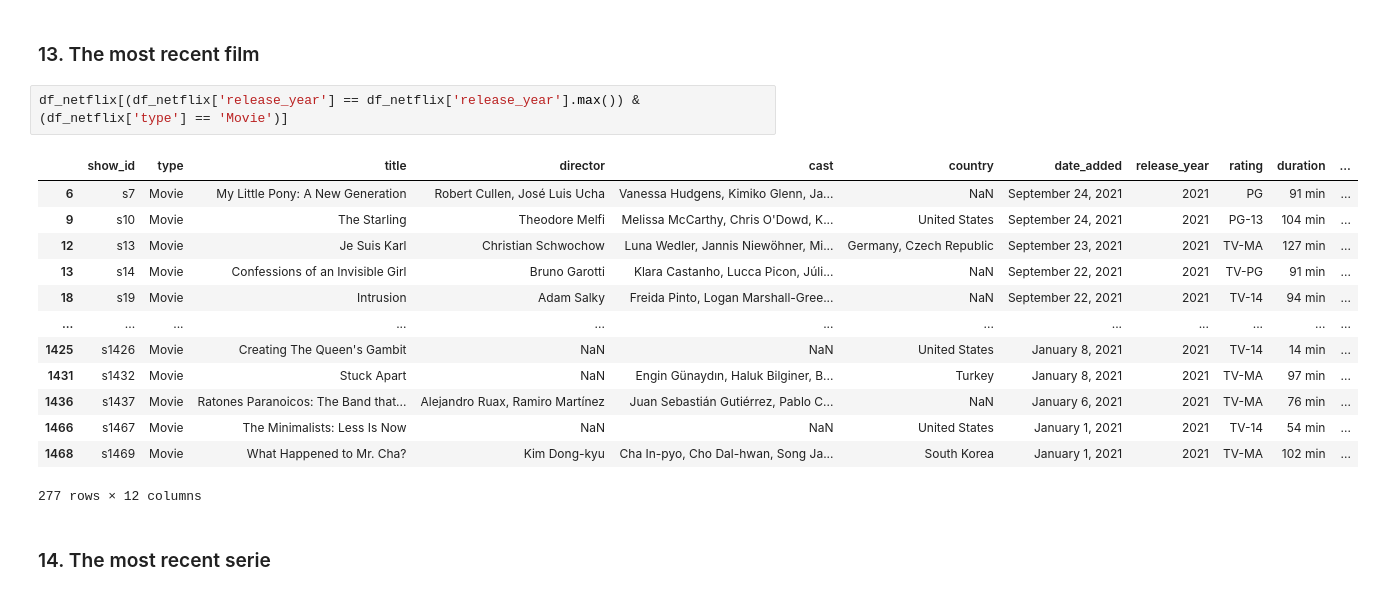
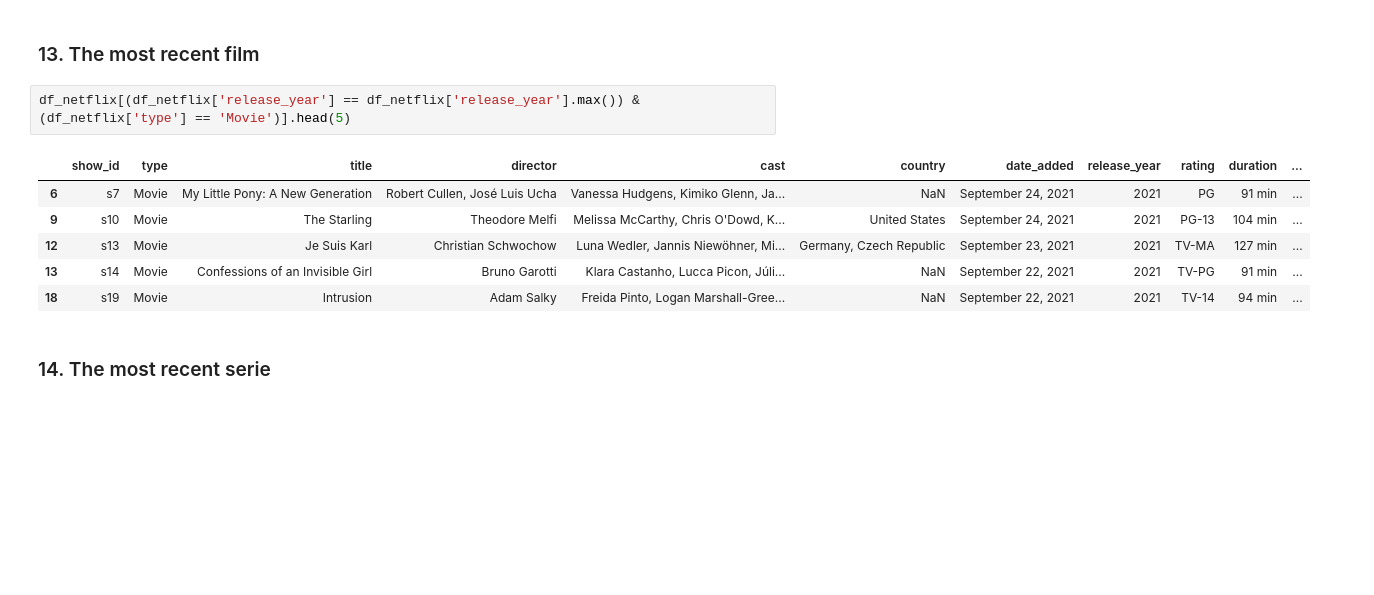
Before and after one commit to isabellek-source/Netflix_insights, a Jupyter notebook: Netflix_Data_Analysis.ipynb, the cells around one changed output. Drawn from its saved outputs; the diff is of its cells as text; blank space fills up the shorter version.

```diff
--- a/Netflix_Data_Analysis.ipynb
+++ b/Netflix_Data_Analysis.ipynb
@@ -137,21 +240,14 @@ The information are:
 # %% [markdown]
 ### 13. The most recent film
 # %%
-df_netflix[(df_netflix['release_year'] == df_netflix['release_year'].max()) & (df_netflix['type'] == 'Movie')]
+df_netflix[(df_netflix['release_year'] == df_netflix['release_year'].max()) & (df_netflix['type'] == 'Movie')].head(5)
 # %% [output]
 |  | show_id | type | title | director | cast | country | date_added | release_year | rating | duration | ... |
 | 6 | s7 | Movie | My Little Pony: A New Generation | Robert Cullen, José Luis Ucha | Vanessa Hudgens, Kimiko Glenn, Ja... | NaN | September 24, 2021 | 2021 | PG | 91 min | ... |
 | 9 | s10 | Movie | The Starling | Theodore Melfi | Melissa McCarthy, Chris O'Dowd, K... | United States | September 24, 2021 | 2021 | PG-13 | 104 min | ... |
 | 12 | s13 | Movie | Je Suis Karl | Christian Schwochow | Luna Wedler, Jannis Niewöhner, Mi... | Germany, Czech Republic | September 23, 2021 | 2021 | TV-MA | 127 min | ... |
 | 13 | s14 | Movie | Confessions of an Invisible Girl | Bruno Garotti | Klara Castanho, Lucca Picon, Júli... | NaN | September 22, 2021 | 2021 | TV-PG | 91 min | ... |
 | 18 | s19 | Movie | Intrusion | Adam Salky | Freida Pinto, Logan Marshall-Gree... | NaN | September 22, 2021 | 2021 | TV-14 | 94 min | ... |
-| ... | ... | ... | ... | ... | ... | ... | ... | ... | ... | ... | ... |
-| 1425 | s1426 | Movie | Creating The Queen's Gambit | NaN | NaN | United States | January 8, 2021 | 2021 | TV-14 | 14 min | ... |
-| 1431 | s1432 | Movie | Stuck Apart | NaN | Engin Günaydın, Haluk Bilginer, B... | Turkey | January 8, 2021 | 2021 | TV-MA | 97 min | ... |
-| 1436 | s1437 | Movie | Ratones Paranoicos: The Band that... | Alejandro Ruax, Ramiro Martínez | Juan Sebastián Gutiérrez, Pablo C... | NaN | January 6, 2021 | 2021 | TV-MA | 76 min | ... |
-| 1466 | s1467 | Movie | The Minimalists: Less Is Now | NaN | NaN | United States | January 1, 2021 | 2021 | TV-14 | 54 min | ... |
-| 1468 | s1469 | Movie | What Happened to Mr. Cha? | Kim Dong-kyu | Cha In-pyo, Cho Dal-hwan, Song Ja... | South Korea | January 1, 2021 | 2021 | TV-MA | 102 min | ... |
-277 rows × 12 columns
 # %% [markdown]
 ### 14. The most recent serie
 # %%
```
Also changed, not shown: parts of 138 cells of this notebook.
